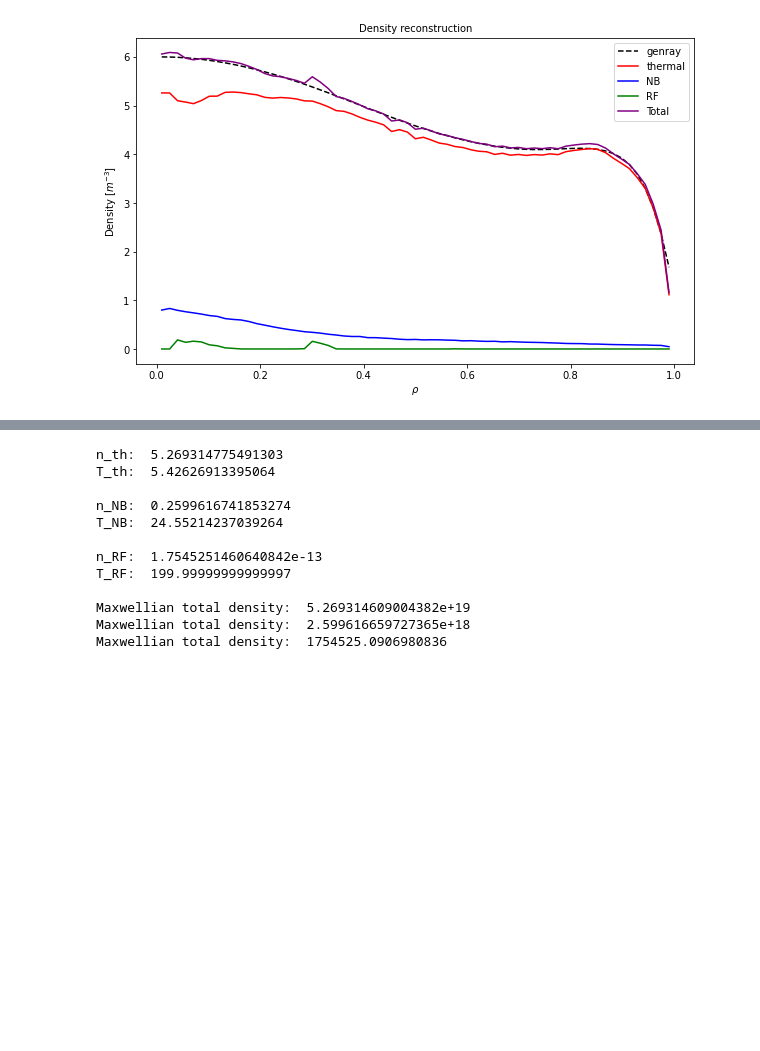
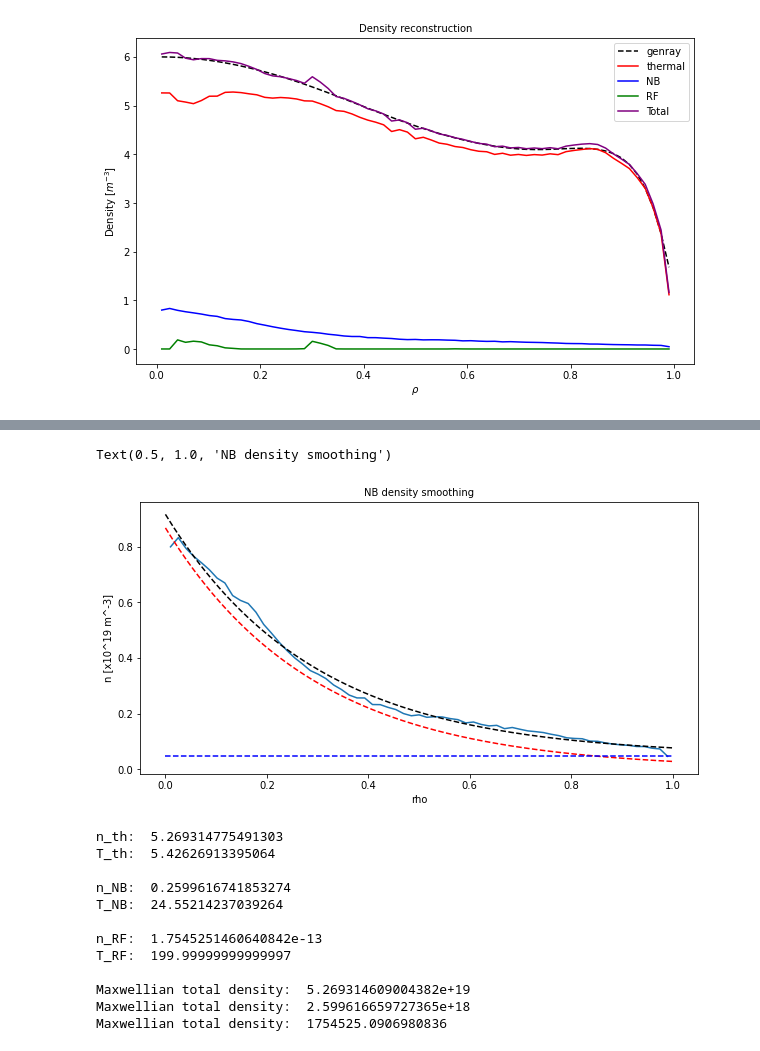
Before and after one commit to vandelij/genray_cql3d_plots, a Jupyter notebook: shots/147634/scan_beam_and_RF/beam_5_RF_testing/make_distrobution.ipynb, the cells around one changed output, grey strips where cells are left out. Drawn from its saved outputs; the diff is of its cells as text; code cells hidden in the pictures; blank space fills up the shorter version.

```diff
--- a/shots/147634/scan_beam_and_RF/beam_5_RF_testing/make_distrobution.ipynb
+++ b/shots/147634/scan_beam_and_RF/beam_5_RF_testing/make_distrobution.ipynb
@@ -1159,3 +1155,36 @@ shift3:  0.49947095983752404
+# %%
+# NB Area
+plt.figure(figsize=(10,5))
+plt.plot(rho, nNB_array)
+
+def NB_exp_fit(rho, h, d):
+    return h*np.exp(-rho/d)
+
+def two_NB_exp_fit(rho, h1, d1, h2, d2):
+    return NB_exp_fit(rho, h1, d1) + NB_exp_fit(rho, h2, d2)
+
+
+h1=.3
+d1 =.1
+h2=.6
+d2=.5
+popt = curve_fit(two_NB_exp_fit, rho, nNB_array, p0=[h1, d1, h2, d2])
+h1=popt[0][0]
+d1 =popt[0][1]
+h2=popt[0][2]
+d2=popt[0][3]
+
+plt.plot(rho_fine, two_NB_exp_fit(rho_fine, h1=h1, d1=d1, h2=h2, d2=d2), 'k--')
+plt.plot(rho_fine, NB_exp_fit(rho_fine, h=h1, d=d1), 'r--')
+plt.plot(rho_fine, NB_exp_fit(rho_fine, h=h2, d=d2), 'b--')
+plt.xlabel('rho')
+
+nNB_tosave_metric = 1e19*two_NB_exp_fit(rho_fine, h1=h1, d1=d1, h2=h2, d2=d2)
+plt.ylabel('n [x10^19 m^-3]')
+plt.title('NB density smoothing')
+# %% [output]
+Text(0.5, 1.0, 'NB density smoothing')
+[figure, added]
 # %%
 # rhoindex = 14
 # T = genray_temps[rhoindex]
```
Also changed, not shown: parts of 2 cells of this notebook.
